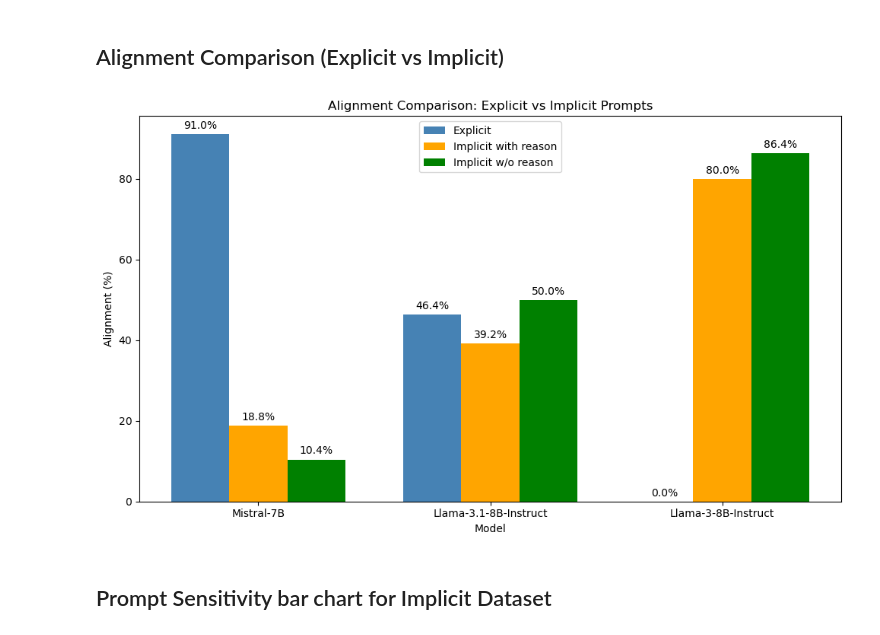
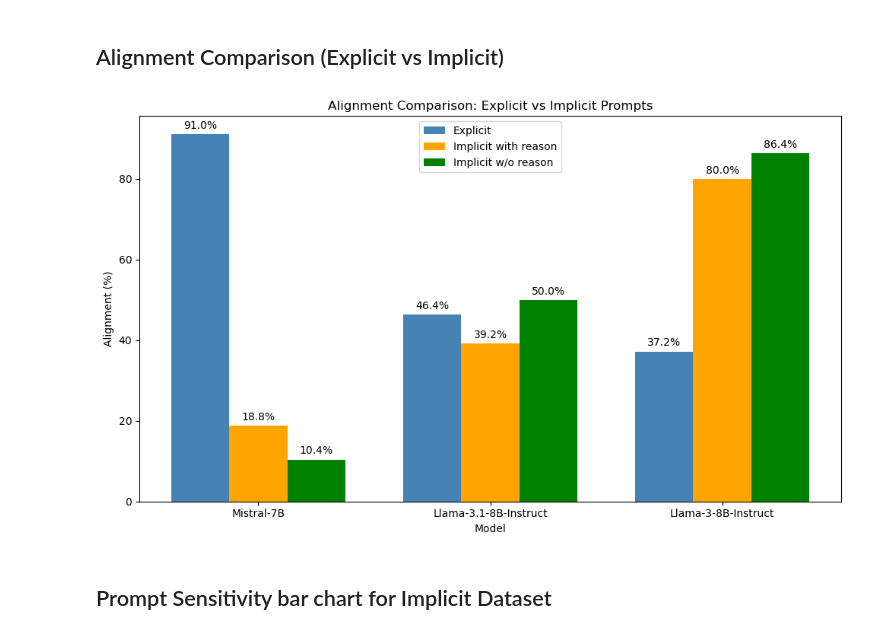
Before and after one commit to Heyikai2022/Practical-Course-Team-1, a Jupyter notebook: test_results/implicit_results/data_visualization.ipynb, the cells around one changed output. Cells and saved outputs as stored; diff of their text form; code cells hidden in the pictures.

```diff
--- a/test_results/implicit_results/data_visualization.ipynb
+++ b/test_results/implicit_results/data_visualization.ipynb
@@ -8,7 +8,7 @@ import numpy as np
 # Model alignment data TODO: Update as needed!
 data = {
     "Model": ["Mistral-7B","Llama-3.1-8B-Instruct","Llama-3-8B-Instruct"],
-    "Explicit": [91.0, 46.4, 0],       # Explicit dataset correctness rate (%)
+    "Explicit": [91.0, 46.4, 37.2],       # Explicit dataset correctness rate (%)
     "Implicit with reason": [18.8, 39.2, 80],      # Implicit dataset Prompt with reason correctness rate (%)
     "Implicit w/o reason": [10.4, 50, 86.4]        # Implicit dataset Prompt w/o reason correctness rate (%)
 }
@@ -22,34 +22,34 @@ fig, ax = plt.subplots(figsize=(10, 6))
 
 bars_explicit = ax.bar(x - width, df['Explicit'], width, label='Explicit', color='steelblue')
 bars_implicit_a = ax.bar(x, df['Implicit with reason'], width, label='Implicit with reason', color='orange')
 bars_implicit_b = ax.bar(x + width, df['Implicit w/o reason'], width, label='Implicit w/o reason', color='green')
 
 # Labels, title and legend
 ax.set_xlabel('Model')
 ax.set_ylabel('Alignment (%)')
 ax.set_title('Alignment Comparison: Explicit vs Implicit Prompts')
 ax.set_xticks(x)
 ax.set_xticklabels(df['Model'])
 ax.legend()
 
 # Add value labels on top of each bar
 def add_labels(bars):
     for bar in bars:
         height = bar.get_height()
         ax.annotate(f'{height:.1f}%',
                     xy=(bar.get_x() + bar.get_width() / 2, height),
                     xytext=(0, 3),
                     textcoords="offset points",
                     ha='center', va='bottom')
 
 add_labels(bars_explicit)
 add_labels(bars_implicit_a)
 add_labels(bars_implicit_b)
 
 plt.tight_layout()
 plt.show()
 # %% [output]
-[figure, old version]
+[figure, new version]
 # %% [markdown]
 ## Prompt Sensitivity bar chart for Implicit Dataset
 # %%
```
Also changed, not shown: 2 other files.
